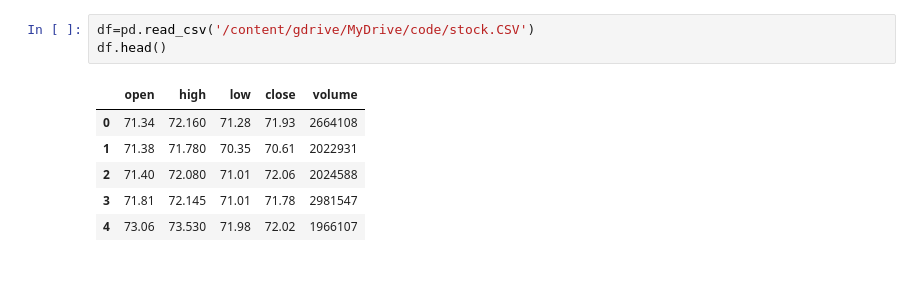
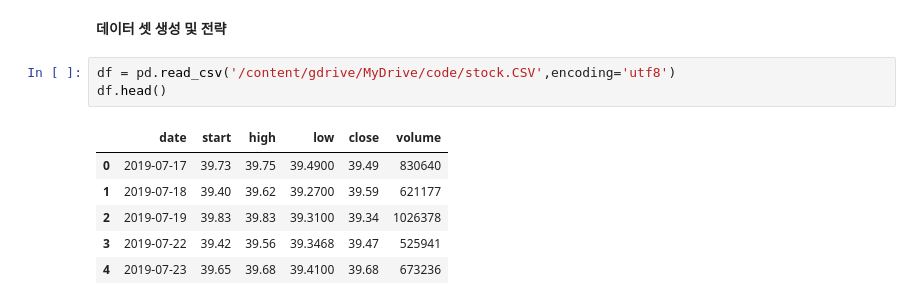
Before and after one commit to kimheeseo/pytorch-RNN, a Jupyter notebook: pytorch_RNN.ipynb, the cells around one changed output. Saved outputs shown, nothing was run; the diff lists cells and outputs as text; blank space fills up the shorter version.

```diff
--- a/pytorch_RNN.ipynb
+++ b/pytorch_RNN.ipynb
@@ -17,11 +18,13 @@ Mounted at /content/gdrive
+# %% [markdown]
+**데이터 셋 생성 및 전략**
 # %%
-df=pd.read_csv('/content/gdrive/MyDrive/code/stock.CSV')
+df = pd.read_csv('/content/gdrive/MyDrive/code/stock.CSV',encoding='utf8')
 df.head()
 # %% [output]
-|  | open | high | low | close | volume |
-| 0 | 71.34 | 72.160 | 71.28 | 71.93 | 2664108 |
-| 1 | 71.38 | 71.780 | 70.35 | 70.61 | 2022931 |
-| 2 | 71.40 | 72.080 | 71.01 | 72.06 | 2024588 |
-| 3 | 71.81 | 72.145 | 71.01 | 71.78 | 2981547 |
-| 4 | 73.06 | 73.530 | 71.98 | 72.02 | 1966107 |
+|  | date | start | high | low | close | volume |
+| 0 | 2019-07-17 | 39.73 | 39.75 | 39.4900 | 39.49 | 830640 |
+| 1 | 2019-07-18 | 39.40 | 39.62 | 39.2700 | 39.59 | 621177 |
+| 2 | 2019-07-19 | 39.83 | 39.83 | 39.3100 | 39.34 | 1026378 |
+| 3 | 2019-07-22 | 39.42 | 39.56 | 39.3468 | 39.47 | 525941 |
+| 4 | 2019-07-23 | 39.65 | 39.68 | 39.4100 | 39.68 | 673236 |
 # %%
```
Also changed, not shown: parts of 14 cells of this notebook.
